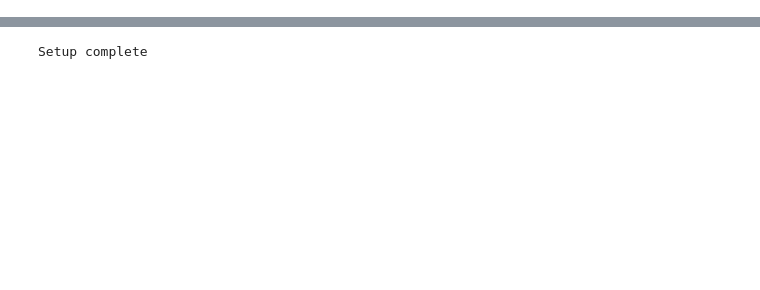
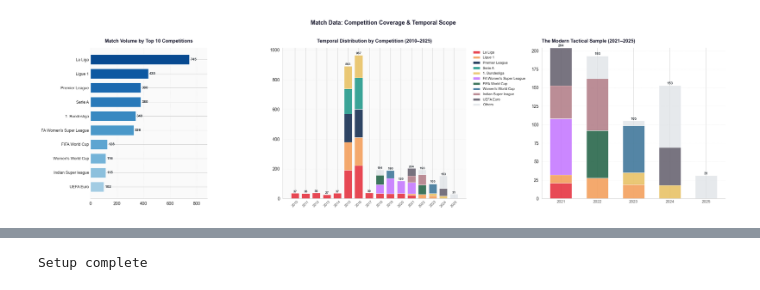
Before and after one commit to soh364/soccer-analytics-capstone-XOh, a Jupyter notebook: eda/EDA_Soomi.ipynb, the cells around one changed output, grey strips where cells are left out. Saved outputs shown, nothing was run; the diff lists cells and outputs as text; code cells hidden in the pictures; blank space fills up the shorter version.

```diff
--- a/eda/EDA_Soomi.ipynb
+++ b/eda/EDA_Soomi.ipynb
@@ -8,0 +95,5 @@ Read the [eda_outline.md](eda_outline.md) for more details.
+# %%
+# Run template matches analysis
+plot_matches_market_overview(STATSBOMB_DIR)
+# %% [output]
+[figure, added]
```
Also changed, not shown: parts of 16 cells of this notebook, 4 other files.
